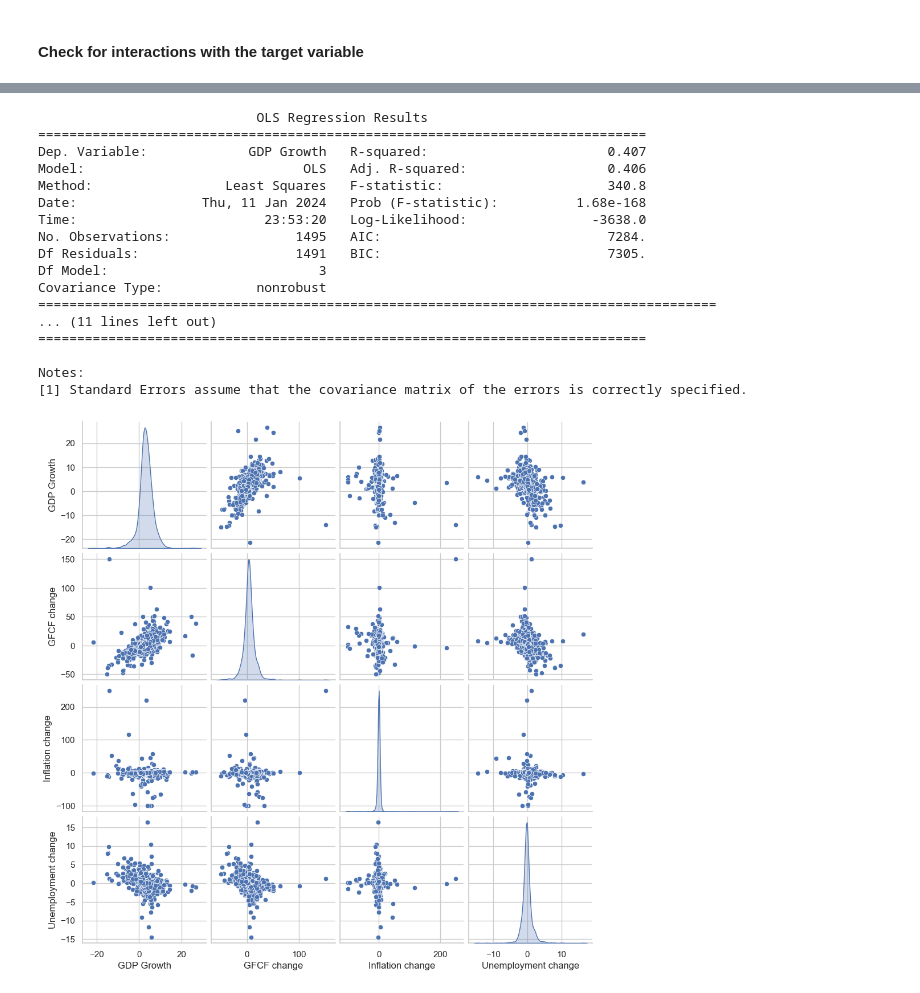
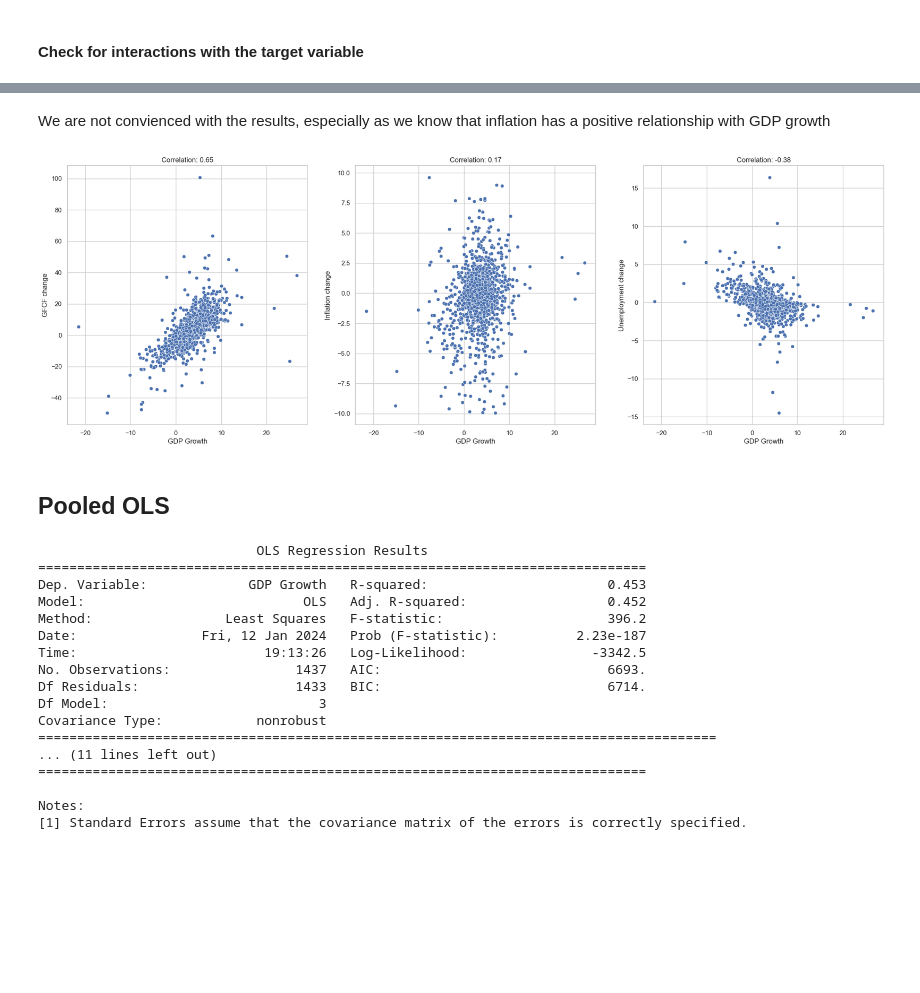
Before and after one commit to amarmate/SDS---12, a Jupyter notebook: Notebooks/python_notebook.ipynb, the cells around one changed output, grey strips where cells are left out. Cells and saved outputs as stored; diff of their text form; code cells hidden in the pictures; blank space fills up the shorter version.

```diff
--- a/Notebooks/python_notebook.ipynb
+++ b/Notebooks/python_notebook.ipynb
@@ -71,6 +83,28 @@ plt.show()
+# %% [markdown]
+We are not convienced with the results, especially as we know that inflation has a positive relationship with GDP growth
+# %%
+# Lets cap the inflation at -5, 5
+data_inf_capped = data[np.abs(data['Inflation change']) <= 10]
+
+# Plot scatterplots of the variables against the GDP Growth
+sns.set(style="whitegrid")
+fig, axs = plt.subplots(ncols=3, nrows=1, figsize=(25,8))
+sns.scatterplot(x="GDP Growth", y="GFCF change", data=data_inf_capped, ax=axs[0])
+sns.scatterplot(x="GDP Growth", y="Inflation change", data=data_inf_capped, ax=axs[1])
+sns.scatterplot(x="GDP Growth", y="Unemployment change", data=data_inf_capped, ax=axs[2])
+corrs = data_inf_capped.drop('Year', axis=1).corr().round(2)
+
+for i in range(len(axs)):
+    axs[i].set_title('Correlation: ' + str(corrs.iloc[0, i+1]))
+    axs[i].set_xlabel('GDP Growth')
+plt.show()
+# %% [output]
+[figure, added]
+# %% [markdown]
+## Pooled OLS
 # %%
-X = data.drop(['GDP Growth', 'Year'], axis=1)
-y = data['GDP Growth']
+X = data_inf_capped[['GFCF change','Unemployment change', 'Inflation change']]
+y = data_inf_capped['GDP Growth']
 
 # Add constant to X
 X = sm.add_constant(X)
@@ -83,13 +117,13 @@ print(pooled_ols.summary())
 # %% [output]
                             OLS Regression Results
 ==============================================================================
-Dep. Variable:             GDP Growth   R-squared:                       0.407
-Model:                            OLS   Adj. R-squared:                  0.406
-Method:                 Least Squares   F-statistic:                     340.8
-Date:                Thu, 11 Jan 2024   Prob (F-statistic):          1.68e-168
-Time:                        23:53:20   Log-Likelihood:                -3638.0
-No. Observations:                1495   AIC:                             7284.
-Df Residuals:                    1491   BIC:                             7305.
+Dep. Variable:             GDP Growth   R-squared:                       0.453
+Model:                            OLS   Adj. R-squared:                  0.452
+Method:                 Least Squares   F-statistic:                     396.2
+Date:                Fri, 12 Jan 2024   Prob (F-statistic):          2.23e-187
+Time:                        19:13:26   Log-Likelihood:                -3342.5
+No. Observations:                1437   AIC:                             6693.
+Df Residuals:                    1433   BIC:                             6714.
 Df Model:                           3
 Covariance Type:            nonrobust
 =======================================================================================
@@ -98,9 +132,3 @@ Covariance Type:            nonrobust
 
 Notes:
 [1] Standard Errors assume that the covariance matrix of the errors is correctly specified.
-# %%
-# Plot all the scatter and distribution plots
-sns.pairplot(data_explore, diag_kind='kde')
-plt.show()
-# %% [output]
-[figure, removed]
```
Also changed, not shown: parts of 18 cells of this notebook.
